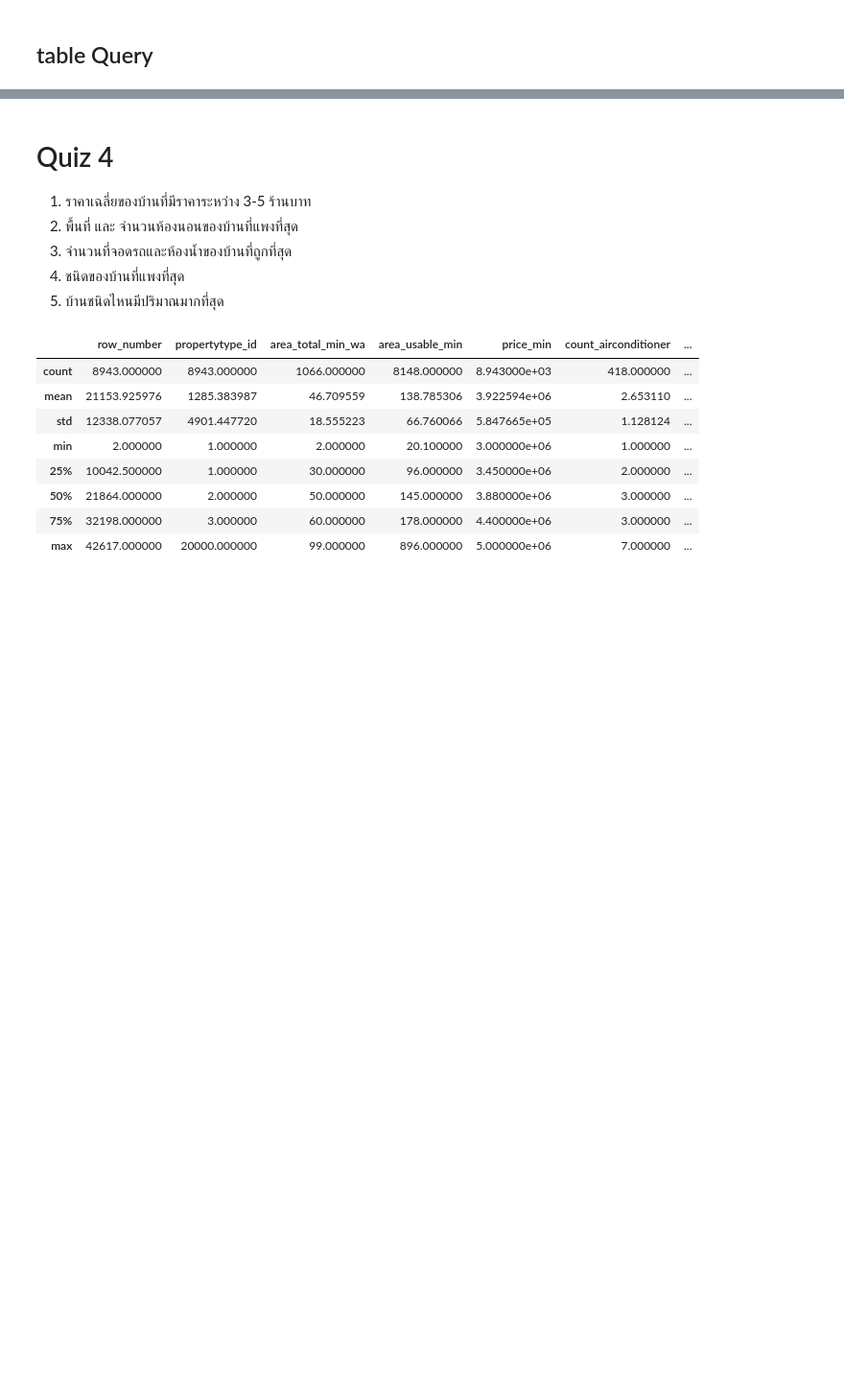
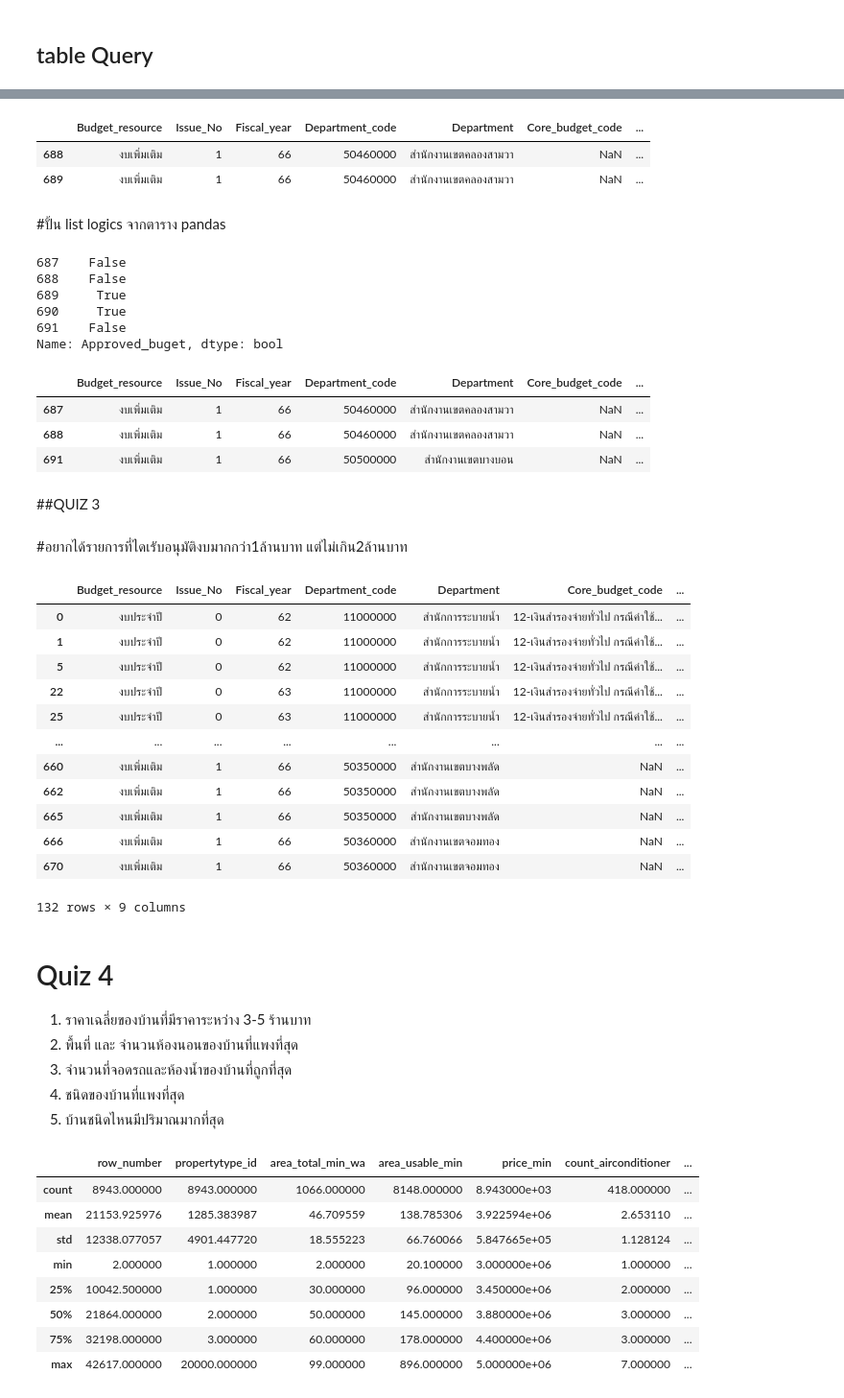
Before and after one commit to TechinTK/python_dataviz2023, a Jupyter notebook: Pandas101.ipynb, the cells around one changed output, grey strips where cells are left out. Shown at 96% size. Drawn from its saved outputs; the diff is of its cells as text; code cells hidden in the pictures; blank space fills up the shorter version.

Commit message:
quiz3

```diff
--- a/Pandas101.ipynb
+++ b/Pandas101.ipynb
@@ -162,3 +203,47 @@ data1[data1['price_min'] > 10000000].describe()
+# %%
+small_df[[False,True,True,False,False]]
+# %% [output]
+|  | Budget_resource | Issue_No | Fiscal_year | Department_code | Department | Core_budget_code | ... |
+| 688 | งบเพิ่มเติม | 1 | 66 | 50460000 | สำนักงานเขตคลองสามวา | NaN | ... |
+| 689 | งบเพิ่มเติม | 1 | 66 | 50460000 | สำนักงานเขตคลองสามวา | NaN | ... |
+# %% [markdown]
+#ปั้น list logics จากตาราง pandas
+# %%
+small_df['Approved_buget'] < 1000000 #ใช้ logics
+# %% [output]
+687    False
+688    False
+689     True
+690     True
+691    False
+Name: Approved_buget, dtype: bool
+# %%
+small_df[small_df['Approved_buget'] > 1000000]
+# %% [output]
+|  | Budget_resource | Issue_No | Fiscal_year | Department_code | Department | Core_budget_code | ... |
+| 687 | งบเพิ่มเติม | 1 | 66 | 50460000 | สำนักงานเขตคลองสามวา | NaN | ... |
+| 688 | งบเพิ่มเติม | 1 | 66 | 50460000 | สำนักงานเขตคลองสามวา | NaN | ... |
+| 691 | งบเพิ่มเติม | 1 | 66 | 50500000 | สำนักงานเขตบางบอน | NaN | ... |
+# %% [markdown]
+##QUIZ 3
+# %% [markdown]
+#อยากได้รายการที่ไดเรับอนุมัติงบมากกว่า1ล้านบาท แต่ไม่เกิน2ล้านบาท
+# %%
+data1[(data1['Approved_buget'] >= 1000000) & (data1['Approved_buget'] <= 2000000)]
+# %% [output]
+|  | Budget_resource | Issue_No | Fiscal_year | Department_code | Department | Core_budget_code | ... |
+| 0 | งบประจำปี | 0 | 62 | 11000000 | สำนักการระบายน้ำ | 12-เงินสำรองจ่ายทั่วไป กรณีค่าใช้... | ... |
+| 1 | งบประจำปี | 0 | 62 | 11000000 | สำนักการระบายน้ำ | 12-เงินสำรองจ่ายทั่วไป กรณีค่าใช้... | ... |
+| 5 | งบประจำปี | 0 | 62 | 11000000 | สำนักการระบายน้ำ | 12-เงินสำรองจ่ายทั่วไป กรณีค่าใช้... | ... |
+| 22 | งบประจำปี | 0 | 63 | 11000000 | สำนักการระบายน้ำ | 12-เงินสำรองจ่ายทั่วไป กรณีค่าใช้... | ... |
+| 25 | งบประจำปี | 0 | 63 | 11000000 | สำนักการระบายน้ำ | 12-เงินสำรองจ่ายทั่วไป กรณีค่าใช้... | ... |
+| ... | ... | ... | ... | ... | ... | ... | ... |
+| 660 | งบเพิ่มเติม | 1 | 66 | 50350000 | สำนักงานเขตบางพลัด | NaN | ... |
+| 662 | งบเพิ่มเติม | 1 | 66 | 50350000 | สำนักงานเขตบางพลัด | NaN | ... |
+| 665 | งบเพิ่มเติม | 1 | 66 | 50350000 | สำนักงานเขตบางพลัด | NaN | ... |
+| 666 | งบเพิ่มเติม | 1 | 66 | 50360000 | สำนักงานเขตจอมทอง | NaN | ... |
+| 670 | งบเพิ่มเติม | 1 | 66 | 50360000 | สำนักงานเขตจอมทอง | NaN | ... |
+132 rows × 9 columns
 # %% [markdown]
 # Quiz 4
 1. ราคาเฉลี่ยของบ้านที่มีราคาระหว่าง 3-5 ร้านบาท
```
Also changed, not shown: parts of 23 cells of this notebook.
